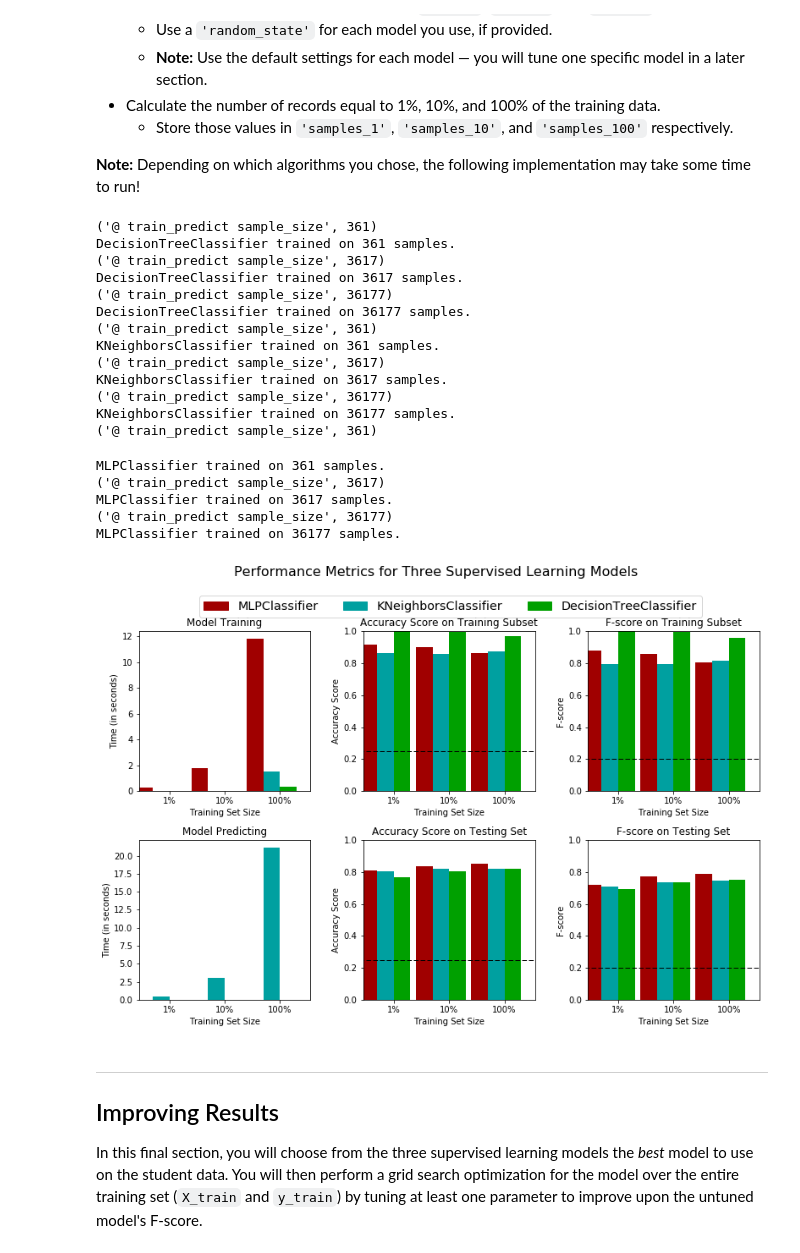
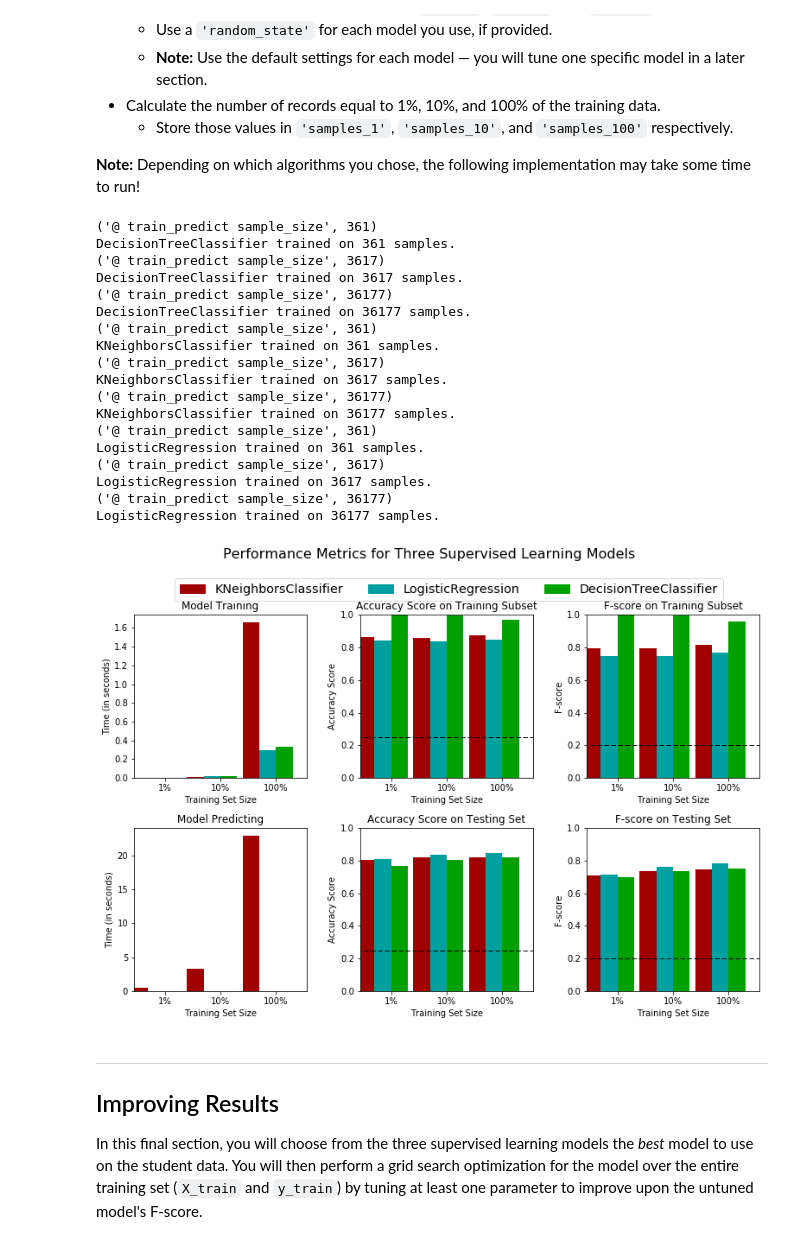
Before and after one commit to knatarasan/machine-learning, a Jupyter notebook: projects/finding_donors/finding_donors.ipynb, the cells around one changed output. Saved outputs shown, nothing was run; the diff lists cells and outputs as text; code cells hidden in the pictures.

```diff
--- a/projects/finding_donors/finding_donors.ipynb
+++ b/projects/finding_donors/finding_donors.ipynb
@@ -222,12 +223,39 @@ Looking at the distribution of classes (those who make at most \$50,000, and tho
 *If we chose a model that always predicted an individual made more than \$50,000, what would that model's accuracy and F-score be on this dataset?*
 **Note:** You must use the code cell below and assign your results to `'accuracy'` and `'fscore'` to be used later.
 # %%
-# TODO: Calculate accuracy
-accuracy = 11208./45222.
+#If a model always predicted an individual made more than \$50,000
+#the confusion matrix would be like following
+#-----------------
+#  11208 |    0   |
+#-----------------
+#  34014 |    0   |
+#------------------
+
+#Thus accuracy =  TP +  TN
+#                -----------
+#               TP+FN+FP+TN
 
 
+# TODO: Calculate accuracy
+accuracy = (11208.+0)/(11208.+0.+34014.+0.)
+
+#                TP
+# precision =  -------
+#              TP + FP
+precision = 11208./(11208.+34014.)
+
+print "precision : {:.4f}".format(precision)
+
+#                 TP
+# recall     = --------
+#               TP + FN
+
+recall = (11208./(11208.+0.))
+print "recall : {:.4f}".format(recall)
+
 # TODO: Calculate F-score using the formula above for beta = 0.5
-fscore = 0.2
+beta=0.5
+fscore = (1.+beta*beta)*( precision*recall/(beta*beta*precision+recall) )
 
 # Print the results
 print "Naive Predictor: [Accuracy score: {:.4f}, F-score: {:.4f}]".format(accuracy, fscore)
@@ -360,12 +390,12 @@ In the code cell, you will need to implement the following:
 from sklearn.tree import DecisionTreeClassifier
 from sklearn.neighbors import KNeighborsClassifier
 from sklearn.linear_model import LogisticRegression
-from sklearn.neural_network import MLPClassifier
+#from sklearn.neural_network import MLPClassifier
 
 # TODO: Initialize the three models
 clf_A = DecisionTreeClassifier()
 clf_B = KNeighborsClassifier()
-clf_C = MLPClassifier()
+clf_C = LogisticRegression()
 
 
 # TODO: Calculate the number of samples for 1%, 10%, and 100% of the training data
@@ -373,39 +403,39 @@ samples_1 = int(len(X_train)*.01)
 samples_10 = int(len(X_train)*.1)
 samples_100 = int(len(X_train))
 
 # Collect results on the learners
 results = {}
 for clf in [clf_A, clf_B, clf_C]:
     clf_name = clf.__class__.__name__
     results[clf_name] = {}
     for i, samples in enumerate([samples_1, samples_10, samples_100]):
 #         print('in caller',samples)
         results[clf_name][i] = \
         train_predict(clf, samples, X_train, y_train, X_test, y_test)
 
 
 # Run metrics visualization for the three supervised learning models chosen
 vs.evaluate(results, accuracy, fscore)
 # %% [output]
 ('@ train_predict sample_size', 361)
 DecisionTreeClassifier trained on 361 samples.
 ('@ train_predict sample_size', 3617)
 DecisionTreeClassifier trained on 3617 samples.
 ('@ train_predict sample_size', 36177)
 DecisionTreeClassifier trained on 36177 samples.
 ('@ train_predict sample_size', 361)
 KNeighborsClassifier trained on 361 samples.
 ('@ train_predict sample_size', 3617)
 KNeighborsClassifier trained on 3617 samples.
 ('@ train_predict sample_size', 36177)
 KNeighborsClassifier trained on 36177 samples.
 ('@ train_predict sample_size', 361)
+LogisticRegression trained on 361 samples.
+('@ train_predict sample_size', 3617)
+LogisticRegression trained on 3617 samples.
+('@ train_predict sample_size', 36177)
+LogisticRegression trained on 36177 samples.
-MLPClassifier trained on 361 samples.
-('@ train_predict sample_size', 3617)
-MLPClassifier trained on 3617 samples.
-('@ train_predict sample_size', 36177)
-MLPClassifier trained on 36177 samples.
-[figure, old version]
+[figure, new version]
 # %% [markdown]
 ----
 ## Improving Results
```
Also changed, not shown: parts of 10 cells of this notebook.
